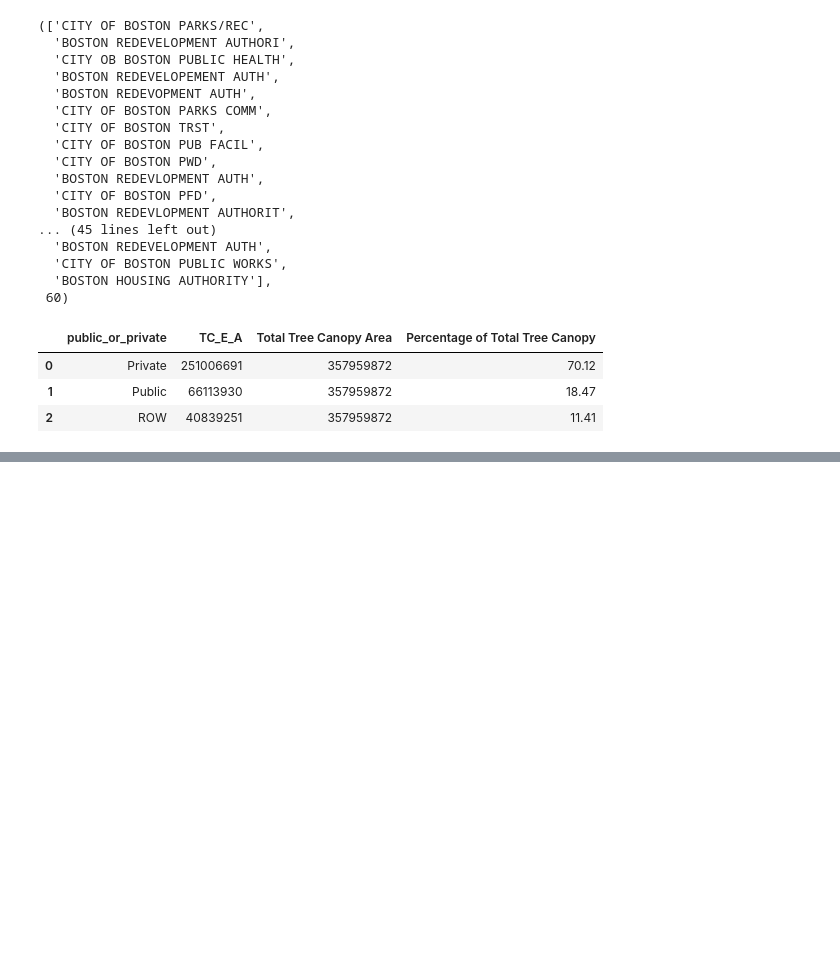
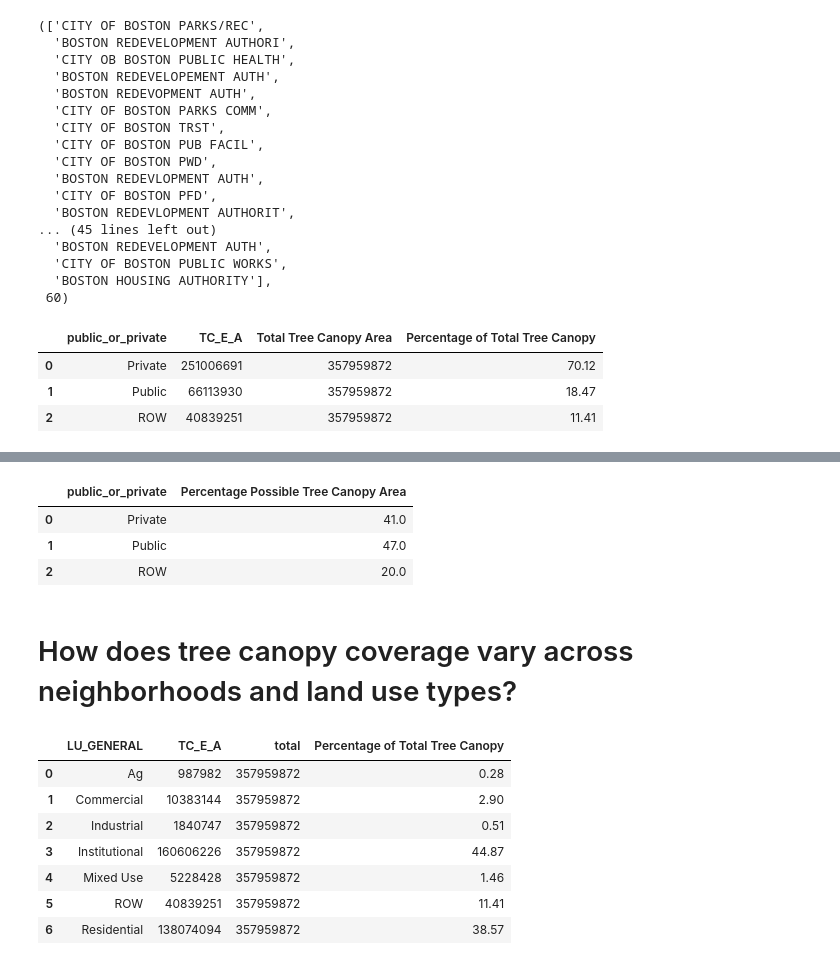
Before and after one commit to BU-Spark/ds-bcc-tree-canopy, a Jupyter notebook: public_private_Tree_Canopy_Metrics.ipynb, the cells around one changed output, grey strips where cells are left out. Saved outputs shown, nothing was run; the diff lists cells and outputs as text; code cells hidden in the pictures; blank space fills up the shorter version.

```diff
--- a/public_private_Tree_Canopy_Metrics.ipynb
+++ b/public_private_Tree_Canopy_Metrics.ipynb
@@ -408,0 +515,43 @@ agg_tree_canopy
+# %%
+potential_expansion = parcels_tree_canopy_metrics.groupby("public_or_private")[["TC_Pv_A", "TC_Pi_A",'TC_P_A', "TC_Land_A"]].sum().reset_index()
+
+potential_expansion["Percentage Possible Vegetation Area"] = potential_expansion["TC_Pv_A"]/potential_expansion["TC_Land_A"]
+
+potential_expansion["Percentage Possible Impervious Area"] = potential_expansion["TC_Pi_A"]/potential_expansion["TC_Land_A"]
+
+potential_expansion["Percentage Possible Tree Canopy Area"] = round((potential_expansion["TC_P_A"]/potential_expansion["TC_Land_A"])*100)
+
+potential_expansion[["public_or_private", "Percentage Possible Tree Canopy Area"]]
+# %% [output]
+|  | public_or_private | Percentage Possible Tree Canopy Area |
+| 0 | Private | 41.0 |
+| 1 | Public | 47.0 |
+| 2 | ROW | 20.0 |
+# %% [markdown]
+# How does tree canopy coverage vary across neighborhoods and land use types?
+# %%
+# Replace any rows with a ' '  owner with a null
+parcels_tree_canopy_metrics["LU_GENERAL"] = parcels_tree_canopy_metrics["LU_GENERAL"].replace(" ", pd.NA)
+parcels_tree_canopy_metrics[parcels_tree_canopy_metrics["LU_GENERAL"].isna()]
+# Classify the null row owner as 'ROW', since it represents all roads and sidewalks in Boston
+parcels_tree_canopy_metrics.loc[parcels_tree_canopy_metrics["LU_GENERAL"].isna(), "LU_GENERAL"] = "ROW"
+# %%
+# aggregate tree canopy area by land use
+lu_agg = parcels_tree_canopy_metrics.groupby('LU_GENERAL')['TC_E_A'].sum().reset_index()
+
+#calculate the total amount of tree canopy
+lu_agg["total"] = parcels_tree_canopy_metrics["TC_E_A"].sum()
+
+#calcualte the percentage of total tree canopy that exists in each land use area
+lu_agg["Percentage of Total Tree Canopy"] = round((lu_agg["TC_E_A"]/lu_agg["total"])*100, 2)
+
+lu_agg
+# %% [output]
+|  | LU_GENERAL | TC_E_A | total | Percentage of Total Tree Canopy |
+| 0 | Ag | 987982 | 357959872 | 0.28 |
+| 1 | Commercial | 10383144 | 357959872 | 2.90 |
+| 2 | Industrial | 1840747 | 357959872 | 0.51 |
+| 3 | Institutional | 160606226 | 357959872 | 44.87 |
+| 4 | Mixed Use | 5228428 | 357959872 | 1.46 |
+| 5 | ROW | 40839251 | 357959872 | 11.41 |
+| 6 | Residential | 138074094 | 357959872 | 38.57 |
```
Also changed, not shown: parts of 12 cells of this notebook, 1 other file.
